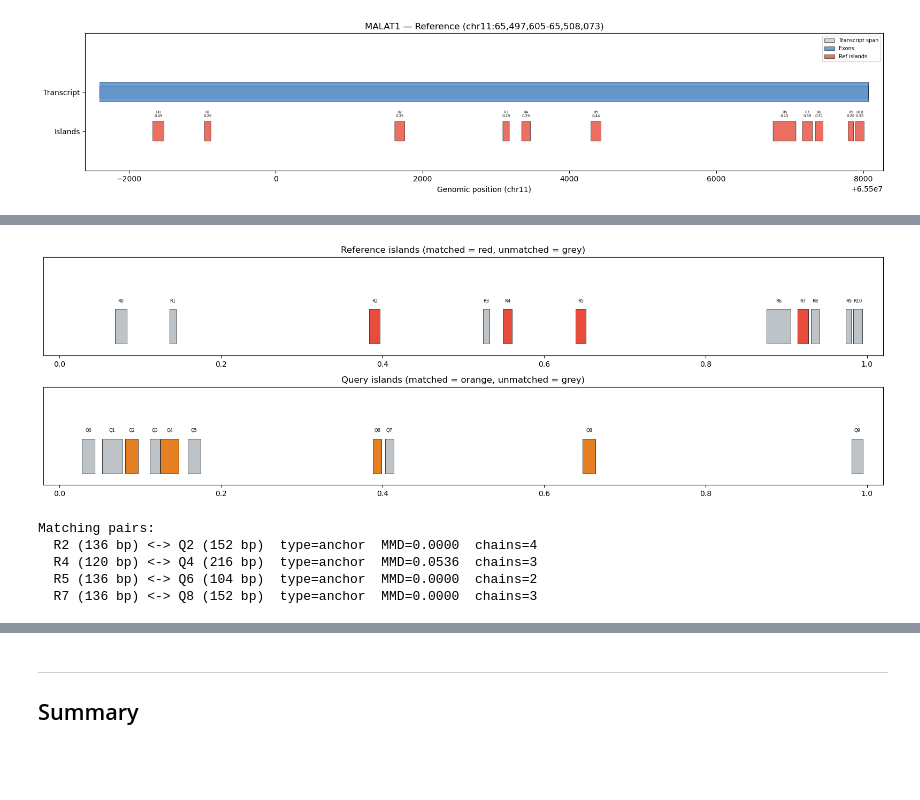
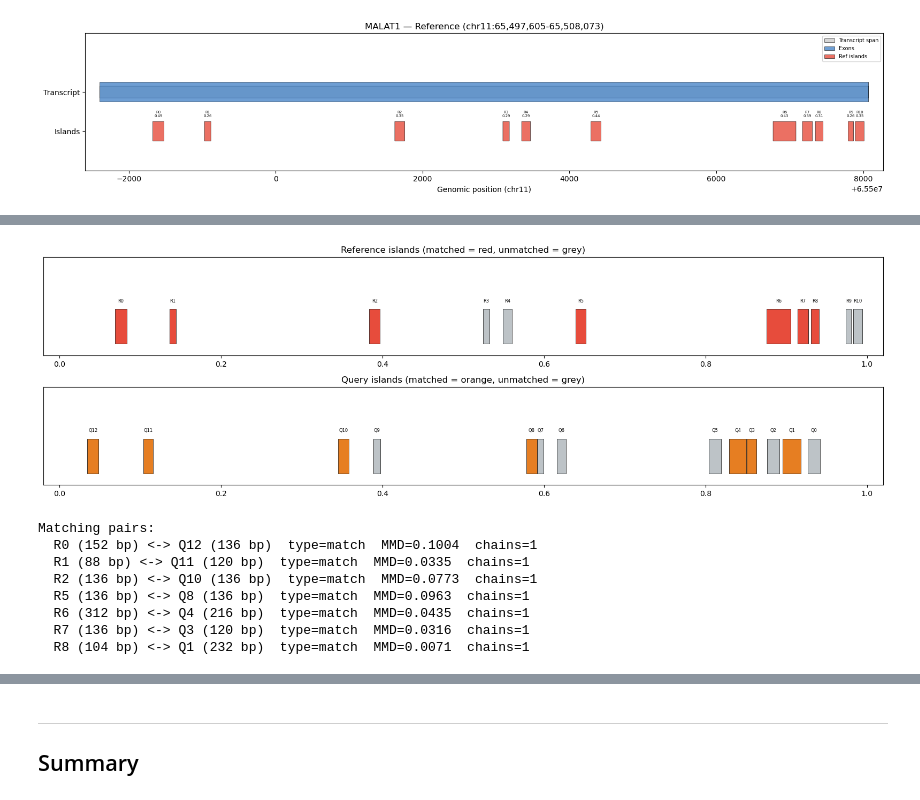
Before and after one commit to kirilenkobm/CURIA_pipeline, a Jupyter notebook: validation/gene_pipeline_diagnostic.ipynb, the cells around one changed output, grey strips where cells are left out. Drawn from its saved outputs; the diff is of its cells as text; code cells hidden in the pictures; blank space fills up the shorter version.

Commit message:
complete reconsideration of the island matching step

```diff
--- a/validation/gene_pipeline_diagnostic.ipynb
+++ b/validation/gene_pipeline_diagnostic.ipynb
@@ -112,17 +119,35 @@ Exon blocks (genomic):
 ## 2. Reference Islands (RNA-FM + LogReg)
 # %%
 gene_ref_data = all_ref_islands.get(GENE_ID, {})
-ref_islands = gene_ref_data.get("islands", [])
+all_ref_islands_list = gene_ref_data.get("islands", [])
+
+MIN_ISLAND_LEN = 72  # must match IslandAlignmentConfig.min_island_len
 
 print(f"Total length:      {gene_ref_data.get('total_length', 'N/A'):,} bp")
 print(f"Sum exons length:  {gene_ref_data.get('sum_exons_length', 'N/A'):,} bp")
-print(f"Islands found:     {len(ref_islands)}")
+print(f"All islands in JSON: {len(all_ref_islands_list)}")
+
+# Apply the same filtering + sorting as the alignment step:
+# filter by min_island_len, sort by start position.
+ref_islands = sorted(
+    [isl for isl in all_ref_islands_list if isl["end"] - isl["start"] >= MIN_ISLAND_LEN],
+    key=lambda x: x["start"],
+)
+print(f"Islands after filtering (>={MIN_ISLAND_LEN} bp) & sorting: {len(ref_islands)}")
 print()
 
 if ref_islands:
     ri_df = pd.DataFrame(ref_islands)
     ri_df["length"] = ri_df["end"] - ri_df["start"]
     ri_df["label"] = [f"R{i}" for i in range(len(ri_df))]
+
+    # Show filtered-out islands for reference
+    filtered_out = [isl for isl in all_ref_islands_list if isl["end"] - isl["start"] < MIN_ISLAND_LEN]
+    if filtered_out:
+        print(f"(Filtered out {len(filtered_out)} islands < {MIN_ISLAND_LEN} bp)")
+        for isl in filtered_out:
+            print(f"  {isl['chrom']}:{isl['start']}-{isl['end']} ({isl['end']-isl['start']} bp)")
+        print()
     display_cols = ["label", "chrom", "start", "end", "length", "strand", "score"]
     existing = [c for c in display_cols if c in ri_df.columns]
     print(ri_df[existing].to_string(index=False))
@@ -570,41 +587,53 @@ if not gene_align.empty:
     ax_ref.set_xlim(-0.02, 1.02)
     ax_ref.set_ylim(-0.5, 1.2)
     ax_ref.set_yticks([])
     ax_ref.set_title(f"Reference islands (matched = red, unmatched = grey)")
 
+    # Flip query axis only when ref and query are on opposite strands
+    _q_strand = qr_df["strand"].iloc[0] if not qr_df.empty else 1
+    _flip_query = (ref_strand != _q_strand)
+    def _qn(pos):
+        n = (pos - q_global_start) / q_span
+        return (1 - n) if _flip_query else n
+
     # Query track
     if not qi_df.empty:
         for _, qi_row in qi_df.iterrows():
-            s_norm = (qi_row["start"] - q_global_start) / q_span
-            w_norm = qi_row["length"] / q_span
+            left = _qn(qi_row["start"])
+            right = _qn(qi_row["start"] + qi_row["length"])
+            s_norm = min(left, right)
+            w_norm = abs(right - left)
             idx_str = qi_row["label"]
             matched = any((gene_align["query_island"] == idx_str).values)
             color = "#e67e22" if matched else "#bdc3c7"
             ax_q.barh(0, w_norm, left=s_norm, height=0.6, color=color, edgecolor="black", linewidth=0.5)
             ax_q.text(s_norm + w_norm/2, 0.4, idx_str, ha="center", va="bottom", fontsize=6)
 
     ax_q.set_xlim(-0.02, 1.02)
     ax_q.set_ylim(-0.5, 1.2)
     ax_q.set_yticks([])
     ax_q.set_title(f"Query islands (matched = orange, unmatched = grey)")
 
     plt.tight_layout()
     plt.show()
 
     # Print matching pairs summary
     print("\nMatching pairs:")
     for _, row in gene_align.iterrows():
         r_len = int(row["ref_len"])
         q_len = int(row["query_len"])
         print(f"  {row['ref_island']} ({r_len} bp) <-> {row['query_island']} ({q_len} bp)  "
               f"type={row['type']}  MMD={row['diag_mmd']:.4f}  chains={int(row['n_chains'])}")
 # %% [output]
-[figure, old version]
+[figure, new version]
 Matching pairs:
-  R2 (136 bp) <-> Q2 (152 bp)  type=anchor  MMD=0.0000  chains=4
-  R4 (120 bp) <-> Q4 (216 bp)  type=anchor  MMD=0.0536  chains=3
-  R5 (136 bp) <-> Q6 (104 bp)  type=anchor  MMD=0.0000  chains=2
-  R7 (136 bp) <-> Q8 (152 bp)  type=anchor  MMD=0.0000  chains=3
+  R0 (152 bp) <-> Q12 (136 bp)  type=match  MMD=0.1004  chains=1
+  R1 (88 bp) <-> Q11 (120 bp)  type=match  MMD=0.0335  chains=1
+  R2 (136 bp) <-> Q10 (136 bp)  type=match  MMD=0.0773  chains=1
+  R5 (136 bp) <-> Q8 (136 bp)  type=match  MMD=0.0963  chains=1
+  R6 (312 bp) <-> Q4 (216 bp)  type=match  MMD=0.0435  chains=1
+  R7 (136 bp) <-> Q3 (120 bp)  type=match  MMD=0.0316  chains=1
+  R8 (104 bp) <-> Q1 (232 bp)  type=match  MMD=0.0071  chains=1
 # %%
 # ---- Correspondence map: ref islands ↔ query islands with connecting bands ----
 if not gene_align.empty and not qi_df.empty and ref_islands:
```
Also changed, not shown: parts of 10 cells of this notebook, 7 other files.
